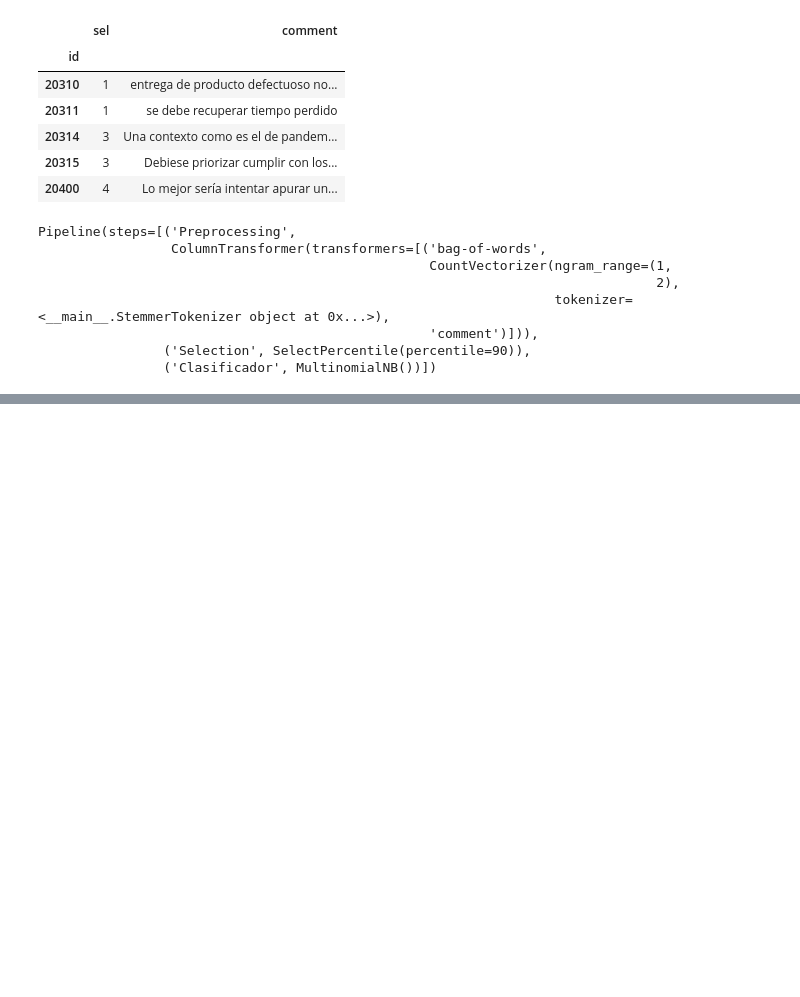
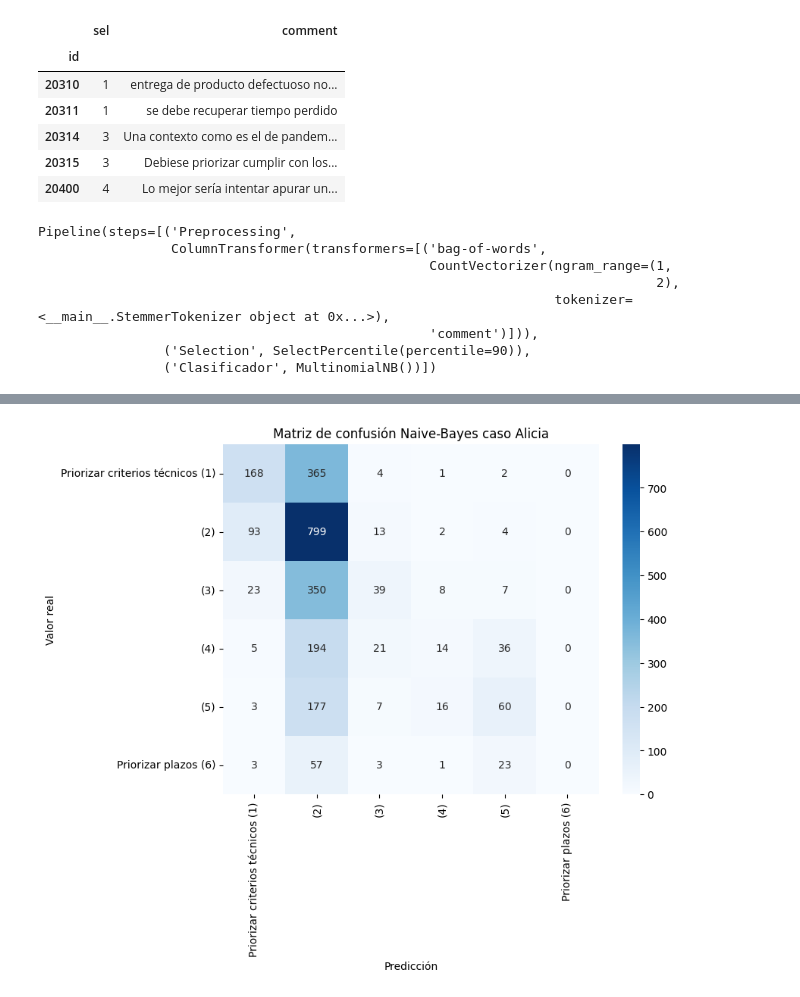
Before and after one commit to camilocarvajalreyes/ethicapp-nlp, a Jupyter notebook: NB_alicia.ipynb, the cells around one changed output, grey strips where cells are left out. Cells and saved outputs as stored; diff of their text form; code cells hidden in the pictures; blank space fills up the shorter version.

Commit message:
updte NB adela julieta laura, matriz confusion

```diff
--- a/NB_alicia.ipynb
+++ b/NB_alicia.ipynb
@@ -101,0 +102,29 @@ weighted avg       0.49      0.44      0.37      2498
+# %%
+import numpy as np
+import seaborn as sns
+import matplotlib.pyplot as plt
+
+from sklearn.metrics import confusion_matrix
+
+# Compute the confusion matrix
+cm = confusion_matrix(y_test, y_pred)
+
+# Example class labels
+class_labels = ['Priorizar criterios técnicos (1)', '(2)', '(3)', '(4)', '(5)', 'Priorizar plazos (6)']
+
+# Convert confusion matrix to NumPy array
+cm_array = np.array(cm)
+
+# Create a heatmap using Seaborn
+plt.figure(figsize=(8, 6))
+sns.heatmap(cm_array, annot=True, cmap='Blues', fmt='d', xticklabels=class_labels, yticklabels=class_labels)
+
+# Set labels and title
+plt.xlabel('Predicción')
+plt.ylabel('Valor real')
+plt.title('Matriz de confusión Naive-Bayes caso Alicia')
+
+# Show the plot
+plt.show()
+# %% [output]
+[figure, added]
```
Also changed, not shown: parts of 1 cell of this notebook, 3 other files.
